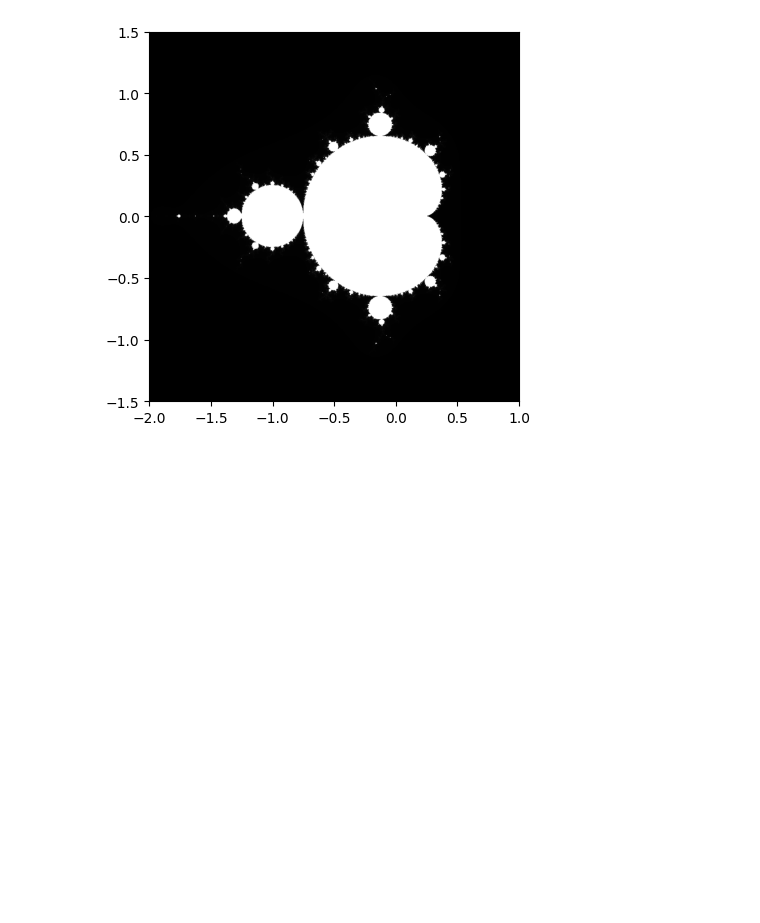
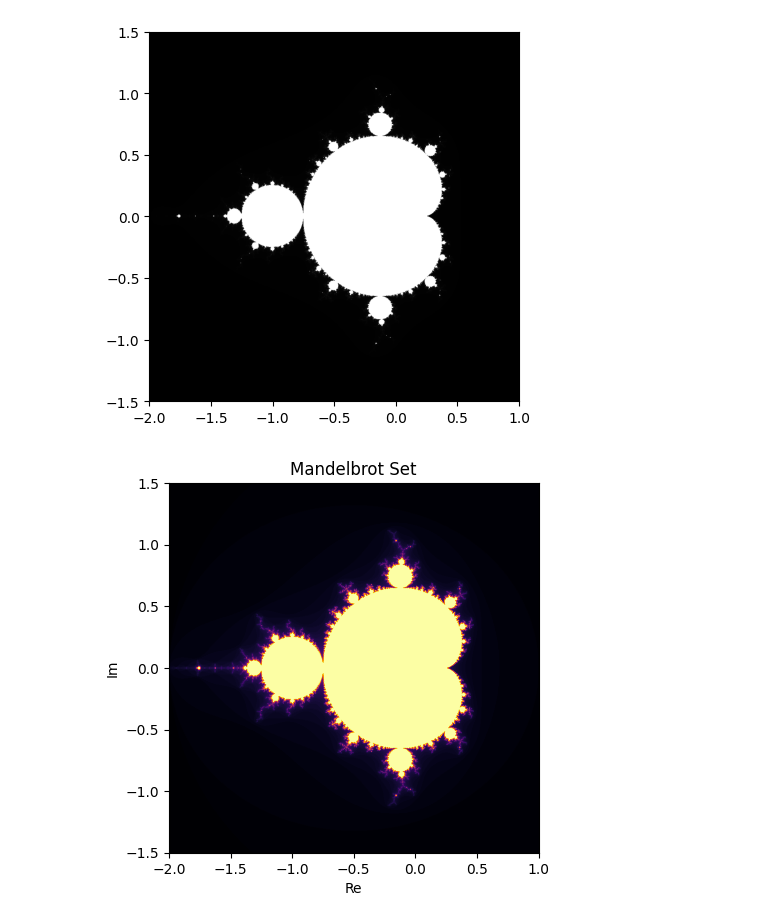
Before and after one commit to Danneftw1/Experiments-Daniel-Nilsson, a Jupyter notebook: Mandelbrot.ipynb, the cells around one changed output. Cells and saved outputs as stored; diff of their text form; code cells hidden in the pictures; blank space fills up the shorter version.

Commit message:
added different visualizations for cool math ideas

```diff
--- a/Mandelbrot.ipynb
+++ b/Mandelbrot.ipynb
@@ -80,3 +80,36 @@ plt.imshow(image, cmap="gray", extent=(xmin, xmax, ymin, ymax))
 plt.show()
 # %% [output]
 [figure]
+# %%
+import numpy as np
+import matplotlib.pyplot as plt
+
+def mandelbrot(c, max_iter):
+    z = c
+    for n in range(max_iter):
+        if abs(z) > 2:
+            return n
+        z = z * z + c
+    return max_iter
+
+width, height = 800, 800
+xmin, xmax, ymin, ymax = -2, 1, -1.5, 1.5
+max_iter = 100
+
+x = np.linspace(xmin, xmax, width)
+y = np.linspace(ymin, ymax, height)
+
+image = np.zeros((height, width))
+
+for i, real in enumerate(x):
+    for j, imag in enumerate(y):
+        c = complex(real, imag)
+        image[j, i] = mandelbrot(c, max_iter)
+
+plt.imshow(image, cmap='inferno', extent=(xmin, xmax, ymin, ymax))
+plt.title('Mandelbrot Set')
+plt.xlabel('Re')
+plt.ylabel('Im')
+plt.show()
+# %% [output]
+[figure, added]
```
Also changed, not shown: 1 other file.
